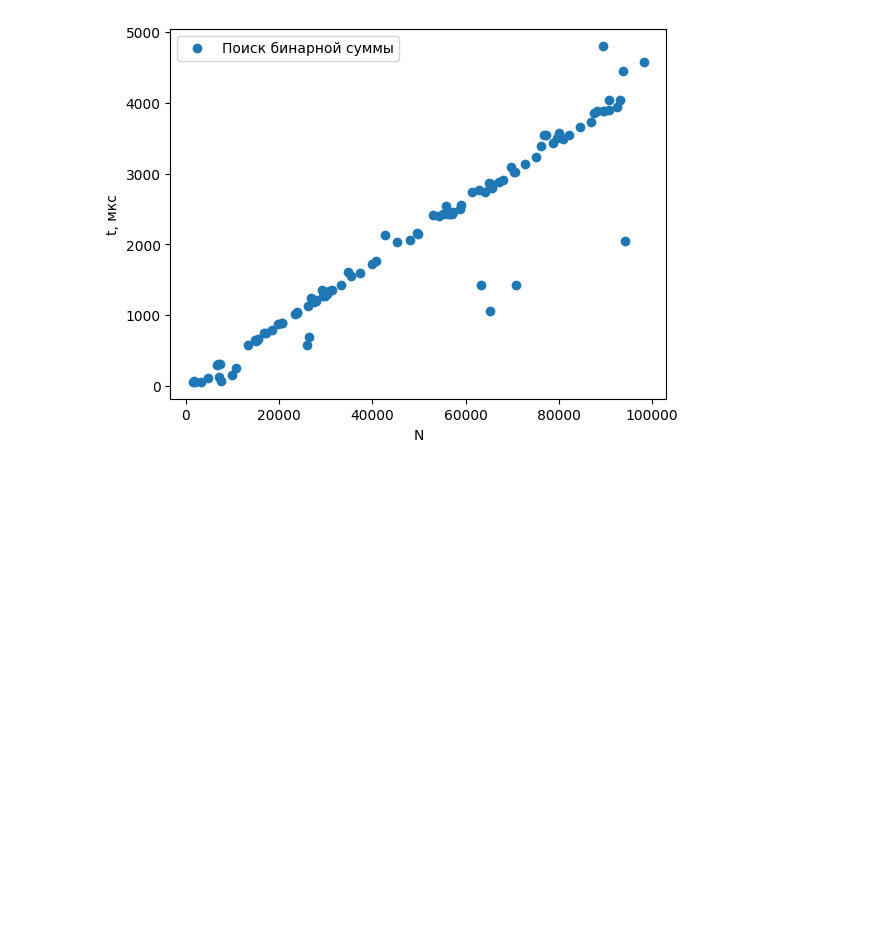
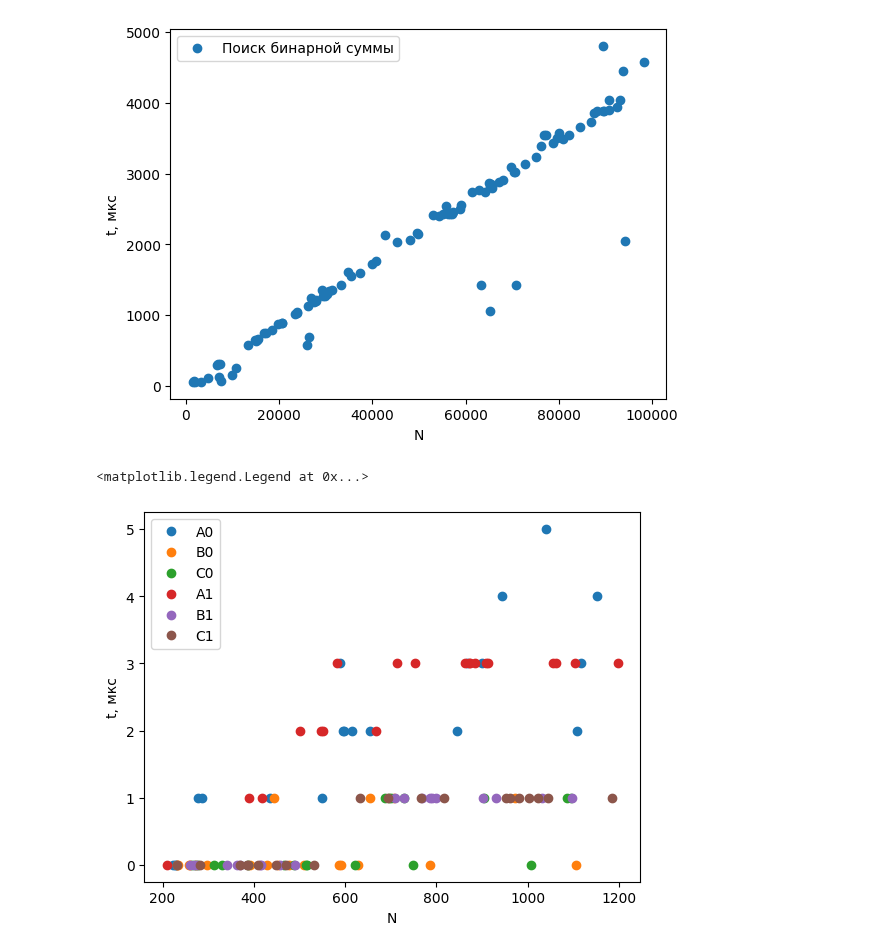
Before and after one commit to RedBrean/term2, a Jupyter notebook: cppLabs/python.ipynb, the cells around one changed output. Drawn from its saved outputs; the diff is of its cells as text; code cells hidden in the pictures; blank space fills up the shorter version.

```diff
--- a/cppLabs/python.ipynb
+++ b/cppLabs/python.ipynb
@@ -298,3 +298,30 @@ plt.legend()
 # %% [output]
 <matplotlib.legend.Legend at 0x...>
 [figure]
+# %%
+def data_srez(data, bookva, ravnomerno):
+    data_bookva = data[data["bookva"] == bookva]
+    return data_bookva[data_bookva["ravnomerno"] == ravnomerno]
+# %%
+plt.xlabel("N")
+plt.ylabel("t, мкс")
+data_smart= pd.read_csv("smart_poisk.csv")
+data_smart_A0 = data_srez(data_smart, "A", 0)
+data_smart_B0 = data_srez(data_smart, "B", 0)
+data_smart_C0 = data_srez(data_smart, "C", 0)
+data_smart_A1 = data_srez(data_smart, "A", 1)
+data_smart_B1 = data_srez(data_smart, "B", 1)
+data_smart_C1 = data_srez(data_smart, "C", 1)
+
+plt.plot(data_smart_A0["N"], data_smart_A0["t"], "o", label = "A0")
+plt.plot(data_smart_B0["N"], data_smart_B0["t"], "o", label = "B0")
+plt.plot(data_smart_C0["N"], data_smart_C0["t"], "o", label = "C0")
+plt.plot(data_smart_A1["N"], data_smart_A1["t"], "o", label = "A1")
+plt.plot(data_smart_B1["N"], data_smart_B1["t"], "o", label = "B1")
+plt.plot(data_smart_C1["N"], data_smart_C1["t"], "o", label = "C1")
+
+
+plt.legend()
+# %% [output]
+<matplotlib.legend.Legend at 0x...>
+[figure, added]
```
Also changed, not shown: parts of 2 cells of this notebook, 3 other files.
